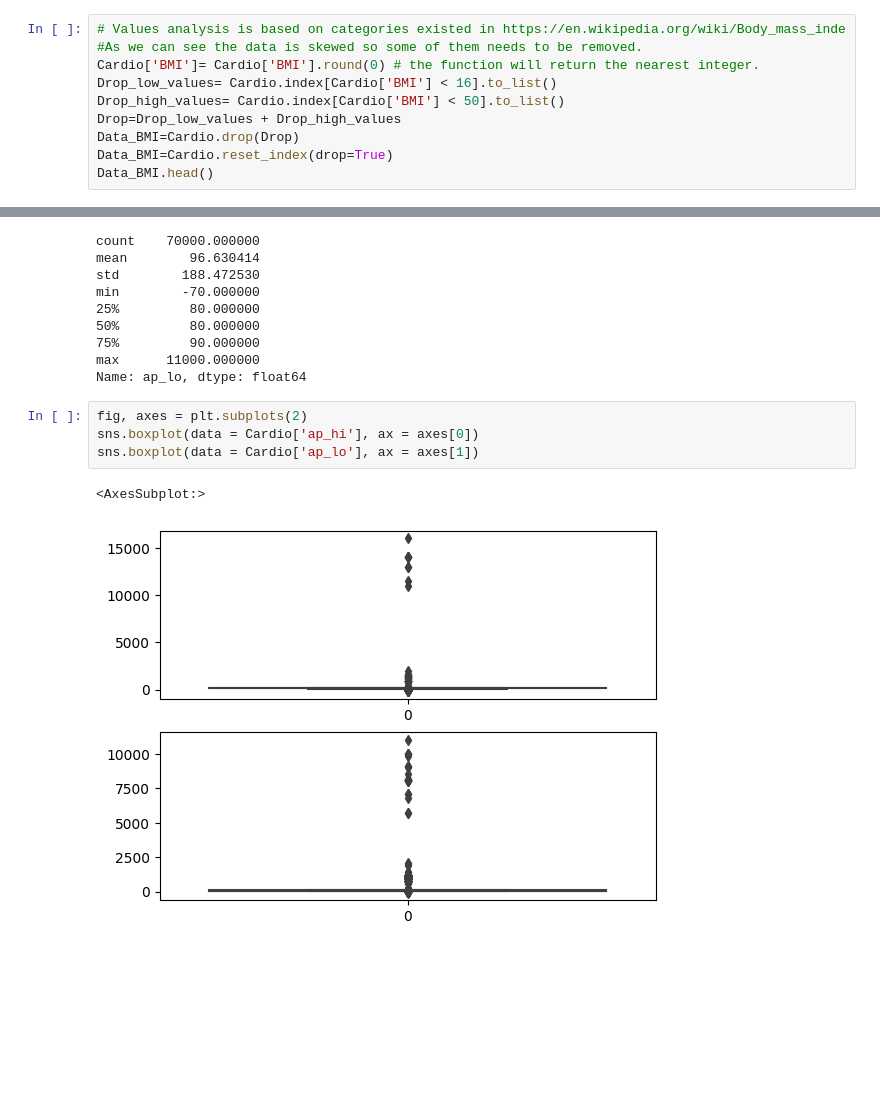
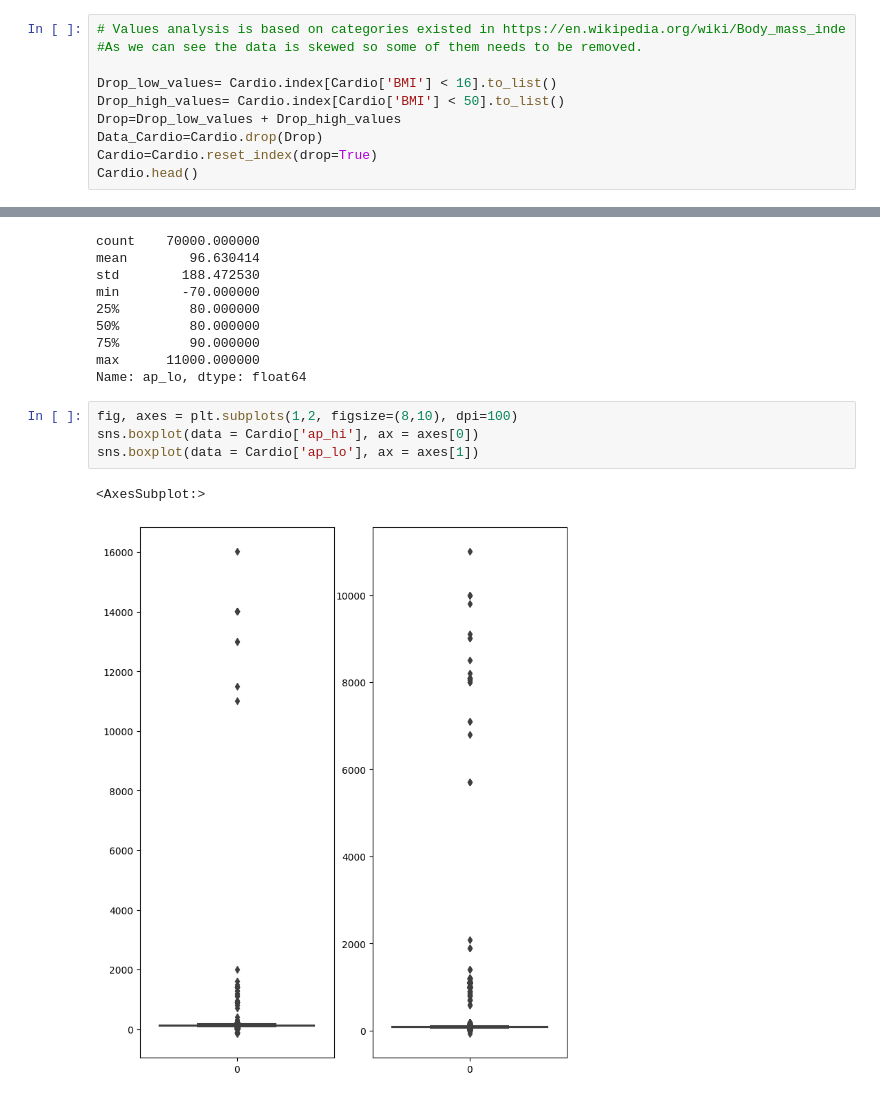
Before and after one commit to AmalDerbali/AmalDerbali-Lab-Machine-Learning, a Jupyter notebook: Disease_prediction.ipynb, the cells around one changed output, grey strips where cells are left out. Drawn from its saved outputs; the diff is of its cells as text; blank space fills up the shorter version.

```diff
--- a/Disease_prediction.ipynb
+++ b/Disease_prediction.ipynb
@@ -175,13 +175,13 @@ sns.scatterplot(data = Cardio['BMI'])
 # %%
 # Values analysis is based on categories existed in https://en.wikipedia.org/wiki/Body_mass_inde
 #As we can see the data is skewed so some of them needs to be removed.
-Cardio['BMI']= Cardio['BMI'].round(0) # the function will return the nearest integer.
+
 Drop_low_values= Cardio.index[Cardio['BMI'] < 16].to_list()
 Drop_high_values= Cardio.index[Cardio['BMI'] < 50].to_list()
 Drop=Drop_low_values + Drop_high_values
-Data_BMI=Cardio.drop(Drop)
-Data_BMI=Cardio.reset_index(drop=True)
-Data_BMI.head()
+Data_Cardio=Cardio.drop(Drop)
+Cardio=Cardio.reset_index(drop=True)
+Cardio.head()
 # %% [output]
 |  | id | age | gender | height | weight | ap_hi | ap_lo | cholesterol | gluc | smoke | alco | ... |
 | 0 | 0 | 18393 | 2 | 168 | 62.0 | 110 | 80 | 1 | 1 | 0 | 0 | ... |
@@ -248,9 +249,9 @@ min        -70.000000
 max      11000.000000
 Name: ap_lo, dtype: float64
 # %%
-fig, axes = plt.subplots(2)
+fig, axes = plt.subplots(1,2, figsize=(8,10), dpi=100)
 sns.boxplot(data = Cardio['ap_hi'], ax = axes[0])
 sns.boxplot(data = Cardio['ap_lo'], ax = axes[1])
 # %% [output]
 <AxesSubplot:>
-[figure, old version]
+[figure, new version]
```
Also changed, not shown: parts of 4 cells of this notebook.
